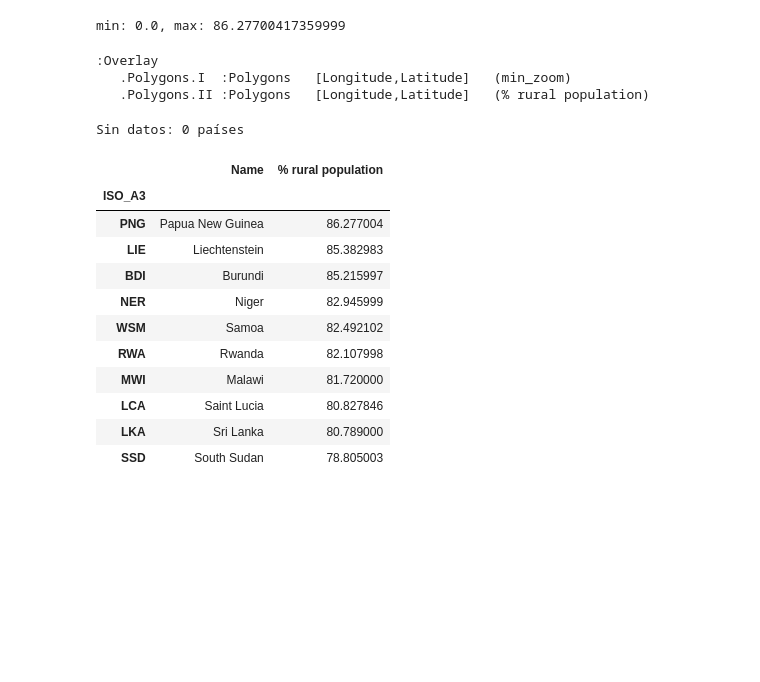
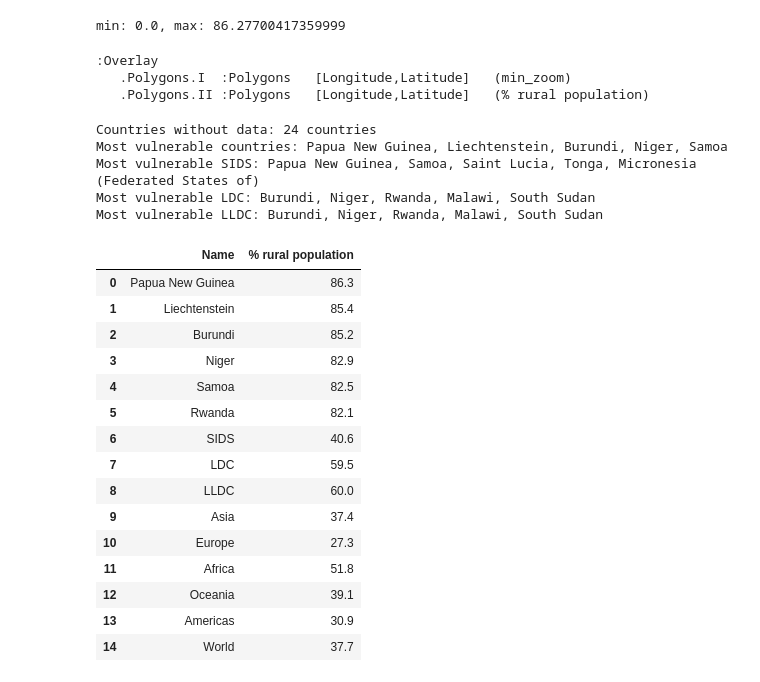
Before and after one commit to rodrigoms95/UNESCO_climate, a Jupyter notebook: code/indice_socio.ipynb, the cells around one changed output. Cells and saved outputs as stored; diff of their text form; code cells hidden in the pictures; blank space fills up the shorter version.

```diff
--- a/code/indice_socio.ipynb
+++ b/code/indice_socio.ipynb
@@ -119,11 +196,12 @@ Sin datos: 0 países
 # log GNI per capita, PPP
 i = 1
 
-df[vars[i]] = ( np.log( df.reset_index().set_index(ix)["GNI per capita"] )
+df_iso["GNI per capita"] = df["GNI per capita"]
+df_iso[vars[i]] = ( np.log( df.reset_index().set_index(ix)["GNI per capita"] )
     - np.log(100) ) / np.log(750)
 
 # Mapa
-borders[vars[i]] = df[vars[i]]
+borders[vars[i]] = df_iso[vars[i]]
 # Eliminamos Lietchtenstein por motivos de visualización
 borders.loc["LIE"] = np.nan
 print(f"min: {borders[vars[i]].min()}, max: {borders[vars[i]].max()}")
@@ -135,10 +213,10 @@ map_v = gv.Polygons( borders,
 map = ( ocean * map_v ).opts( **options_m )
 gv.output( map, size = 600 )
 
-# Países sin datos
-print( f"Sin datos: {df[ df[vars[i]].isnull() ].shape[0]} países" )
-# 10 países más bajos
-df[ ["Name", "GNI per capita" ] ].sort_values("GNI per capita").head(10)
+# Países más vulnerables
+disp = display( "GNI per capita", p = True,
+    format = "{:,.0f}", category = "GNI per capita" )
+disp
 # %% [output]
 min: 0.2919861423696652, max: 1.0372014880666531
 :Overlay
@@ -161,10 +247,10 @@ Sin datos: 48 países
 # Gender Development index
 i = 2
 
-df = df.rename(columns = {"GDI": vars[i]})
+df_iso[vars[i]] = df["GDI"]
 
 # Mapa
-borders[vars[i]] = df[vars[i]]
+borders[vars[i]] = df_iso[vars[i]]
 # Eliminamos Seychelles por motivos de visualización
 borders.loc["SYC"] = np.nan
 print(f"min: {borders[vars[i]].min()}, max: {borders[vars[i]].max()}")
@@ -176,10 +262,9 @@ map_v = gv.Polygons( borders,
 map = ( ocean * map_v ).opts( **options_m )
 gv.output( map, size = 600 )
 
-# Países sin datos
-print( f"Sin datos: {df[ df[vars[i]].isnull() ].shape[0]} países" )
-# 10 países más bajos
-df[ ["Name", vars[i] ] ].sort_values(vars[i]).head(10)
+# Países más vulnerables
+disp = display( vars[i], p = True, format = "{:.3f}", category = vars[i] )
+disp
 # %% [output]
 min: 0.456, max: 1.037
 :Overlay
@@ -207,51 +300,58 @@ df_i = pd.read_csv( "../../" + df_c.loc[df_c["ID"]==id, "Path"].iloc[0]
     + df_c.loc[df_c["ID"]==id, "Filename" ].iloc[0], index_col = "Country Code")
 df_i.index.name = ix
 
 v_pop = [ "SP.RUR.TOTL", "SP.POP.0014.TO",#"SP.POP.0004.FE", "SP.POP.0004.MA",
     "SP.POP.65UP.TO", "SP.POP.TOTL" ]
 for v in v_pop:
     df[v] = df_i.loc[ df_i["Indicator Code"] == v, "2023" ]
 
 # Rurality
 i = 3
 
-df[vars[i]] = 100 * df[v_pop[0]] / df[v_pop[3]]
+df_iso[vars[i]] = 100 * df[v_pop[0]] / df[v_pop[3]]
 
 # Mapa
-borders[vars[i]] = df.reset_index().set_index(ix)[vars[i]]
+borders[vars[i]] = df_iso[vars[i]]
 # Eliminamos Lietchtenstein por motivos de visualización
 #borders.loc["MCO"] = np.nan
 print(f"min: {borders[vars[i]].min()}, max: {borders[vars[i]].max()}")
 min = 0
 max = 90
 map_v = gv.Polygons( borders,
     vdims = gv.Dimension(vars[i], range = (min, max) )
     ).opts( cmap = "plasma_r", **options )
 map = ( ocean * map_v ).opts( **options_m )
 gv.output( map, size = 600 )
 
-# Países sin datos
-print( f"Sin datos: {df[ df[vars[i]].isnull() ].shape[0]} países" )
-# 10 países más bajos
-df[ ["Name", vars[i] ] ].sort_values(vars[i], ascending = False).head(10)
+# Países más vulnerables
+disp = display( vars[i], category = vars[i] )
+disp
 # %% [output]
 min: 0.0, max: 86.27700417359999
 :Overlay
    .Polygons.I  :Polygons   [Longitude,Latitude]   (min_zoom)
    .Polygons.II :Polygons   [Longitude,Latitude]   (% rural population)
-Sin datos: 0 países
+Countries without data: 24 countries
+Most vulnerable countries: Papua New Guinea, Liechtenstein, Burundi, Niger, Samoa
+Most vulnerable SIDS: Papua New Guinea, Samoa, Saint Lucia, Tonga, Micronesia (Federated States of)
+Most vulnerable LDC: Burundi, Niger, Rwanda, Malawi, South Sudan
+Most vulnerable LLDC: Burundi, Niger, Rwanda, Malawi, South Sudan
 |  | Name | % rural population |
-| ISO_A3 |  |  |
-| PNG | Papua New Guinea | 86.277004 |
-| LIE | Liechtenstein | 85.382983 |
-| BDI | Burundi | 85.215997 |
-| NER | Niger | 82.945999 |
-| WSM | Samoa | 82.492102 |
-| RWA | Rwanda | 82.107998 |
-| MWI | Malawi | 81.720000 |
-| LCA | Saint Lucia | 80.827846 |
-| LKA | Sri Lanka | 80.789000 |
-| SSD | South Sudan | 78.805003 |
+| 0 | Papua New Guinea | 86.3 |
+| 1 | Liechtenstein | 85.4 |
+| 2 | Burundi | 85.2 |
+| 3 | Niger | 82.9 |
+| 4 | Samoa | 82.5 |
+| 5 | Rwanda | 82.1 |
+| 6 | SIDS | 40.6 |
+| 7 | LDC | 59.5 |
+| 8 | LLDC | 60.0 |
+| 9 | Asia | 37.4 |
+| 10 | Europe | 27.3 |
+| 11 | Africa | 51.8 |
+| 12 | Oceania | 39.1 |
+| 13 | Americas | 30.9 |
+| 14 | World | 37.7 |
 # %%
 # Age dependency
 i = 4
```
Also changed, not shown: parts of 9 cells of this notebook, 2 other files.
